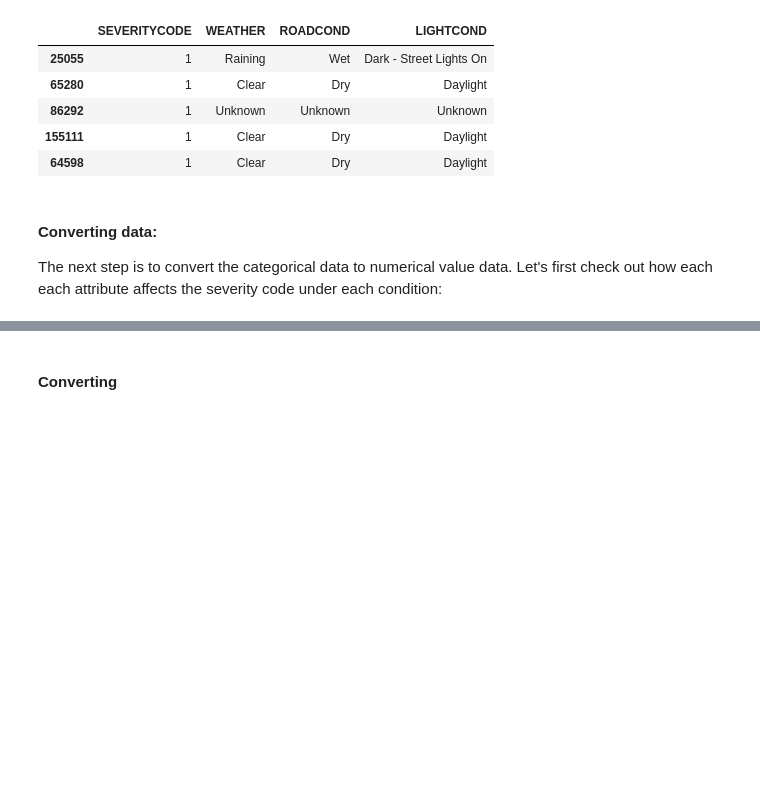
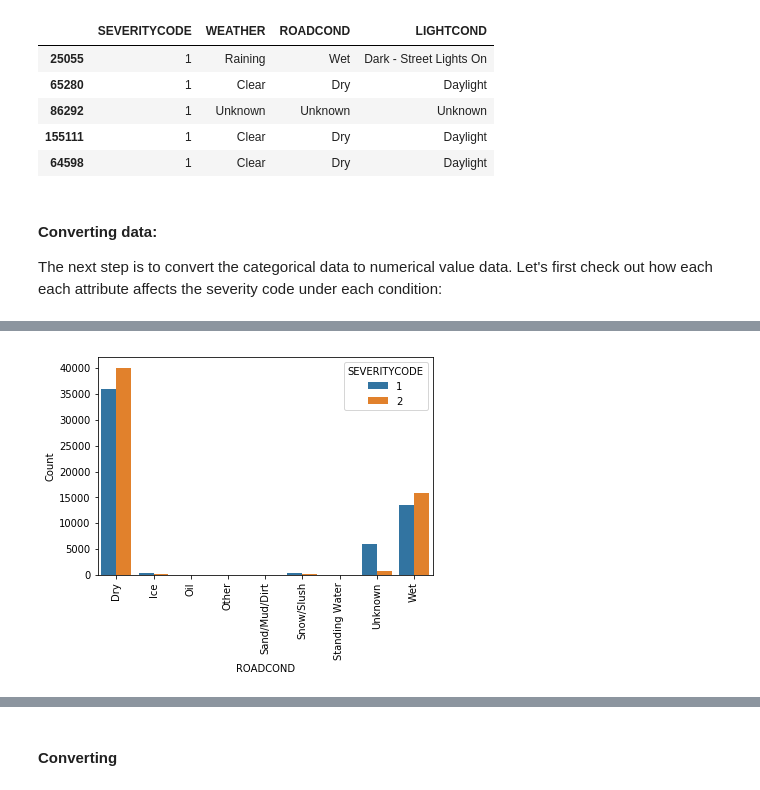
Before and after one commit to tienhsinlu/IBM-data-science-Coursera-capstone, a Jupyter notebook: Data Science Capstone Project.ipynb, the cells around one changed output, grey strips where cells are left out. Drawn from its saved outputs; the diff is of its cells as text; code cells hidden in the pictures; blank space fills up the shorter version.

```diff
--- a/Data Science Capstone Project.ipynb
+++ b/Data Science Capstone Project.ipynb
@@ -173,0 +127,5 @@ Name: SEVERITYCODE, dtype: float64
+# %%
+df_roadcond = pd.DataFrame(df.groupby(['ROADCOND'])['SEVERITYCODE'].value_counts())
+df_roadcond.rename(columns={'SEVERITYCODE': 'Count'}, inplace=True)
+df_roadcond.reset_index(inplace=True)
+df_roadcond.head()
@@ -173,0 +139,6 @@ Name: SEVERITYCODE, dtype: float64
+# %%
+p2 = sns.barplot(x='ROADCOND', y= 'Count', data=df_roadcond, hue='SEVERITYCODE')
+p2.set_xticklabels(p2.get_xticklabels(), rotation=90)
+plt.show()
+# %% [output]
+[figure, added]
```
Also changed, not shown: parts of 36 cells of this notebook.
